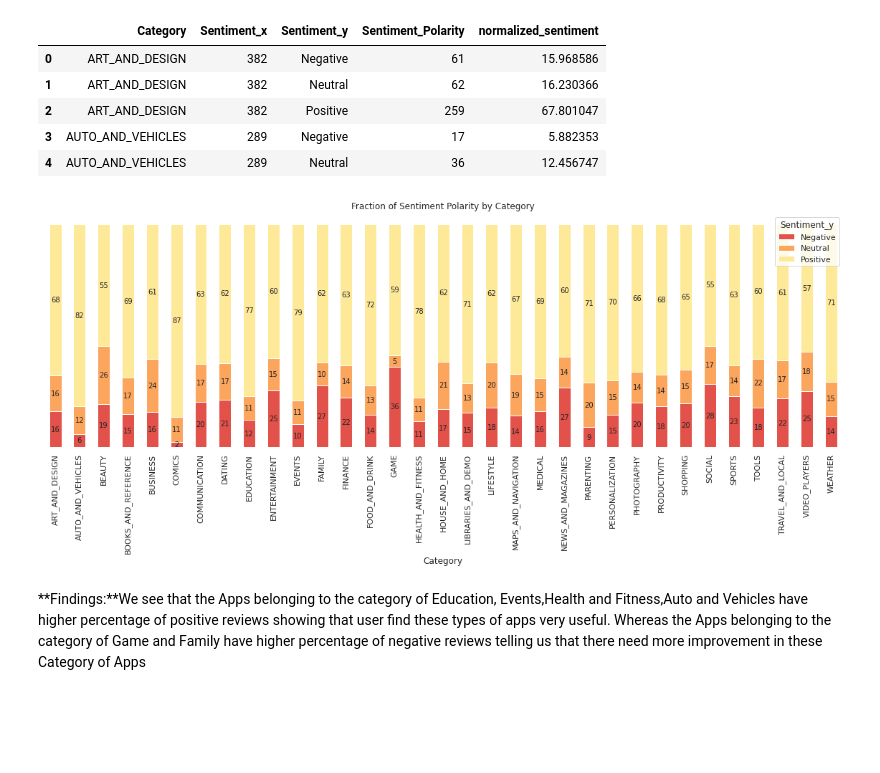
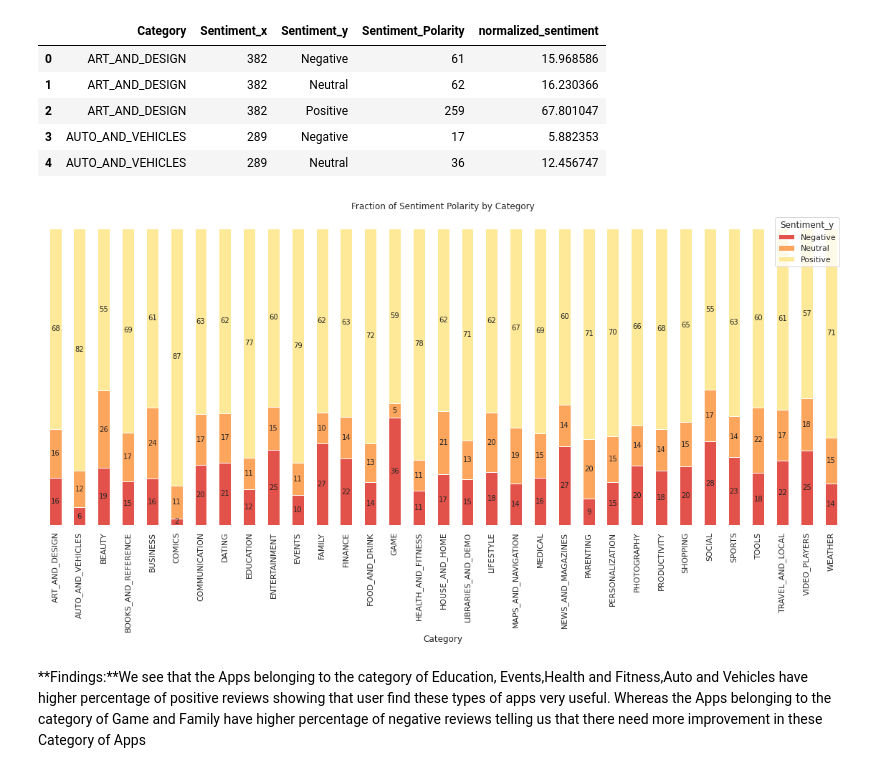
Before and after one commit to sudeep-009/PlayStoreAppReviewAnalysis, a Jupyter notebook: Copy_of_Play_Store_App_Review_Analysis_Capstone_Project.ipynb, the cells around one changed output. Saved outputs shown, nothing was run; the diff lists cells and outputs as text; code cells hidden in the pictures; blank space fills up the shorter version.

```diff
--- a/Copy_of_Play_Store_App_Review_Analysis_Capstone_Project.ipynb
+++ b/Copy_of_Play_Store_App_Review_Analysis_Capstone_Project.ipynb
@@ -678,24 +679,15 @@ plt.show()
 # %%
+# creating and two dataframe one for the paid one and other for the free apps
 free_app = app_df[app_df['Type'] == 'Free'].groupby('Category').agg({"App": "count"}).reset_index()
 paid_app = app_df[app_df['Type'] == 'Paid'].groupby('Category').agg({"App": "count"}).reset_index()
 new_df = pd.merge(left=free_app,right=paid_app,how='inner',on='Category')
 new_df.columns = ['Category','Free','Paid']
 new_df.set_index('Category',inplace=True)
-from pylab import rcParams
-rcParams['figure.figsize'] = 20, 10
-sns.set(palette="Spectral",style='whitegrid')
+# Stacked plot using matplotlib for paid and free apps
+sns.set(palette="Spectral",style='whitegrid',rc={'figure.figsize': (20,8)})
 ax = new_df.plot(kind='bar', stacked = True)
 plt.title("Categorical wise ratio of free apps and paid apps",size=15)
 plt.grid(False)
-# for p in ax.patches:
-#     width, height = p.get_width(), p.get_height()
-#     x, y = p.get_xy()
-#     ax.text(x+width/2,
-#             y+height/2,
-#             '{:.0f}'.format(height),
-#             horizontalalignment='center',
-#             verticalalignment='center',size=10)
-ax = plt.gca()
 ax.axes.yaxis.set_ticklabels([])
 plt.xticks(rotation=90)
 for spine in ax.spines.values():
@@ -862,13 +852,11 @@ for bar in plots.patches:
 # %%
 app_category_df = app_df.groupby('Category').agg({"App": "count","Rating": "median"}).reset_index().sort_values(by='App',ascending=False).head(10)
 # %%
-
-sns.set()
 sns.set_theme(style="whitegrid",rc={'figure.figsize':(15,8)},palette='autumn')
 plots = sns.barplot(x=app_category_df['App'],y=app_category_df['Category'],color='lightslategray')
-plots.patches[0].set_color('#CC1313')
-plots.patches[1].set_color('#CC1313')
-plots.patches[2].set_color('#CC1313')
+plots.patches[0].set_color('#13E410')
+plots.patches[1].set_color('#13E410')
+plots.patches[2].set_color('#13E410')
 plt.grid(False)
 plt.ylabel('')
 plt.xlabel('')
@@ -1160,7 +1152,7 @@ for bar in bars.patches:
 # %% [markdown]
 **3) What is the Avg size of the top Rated apps?**
 # %%
-sns.set_theme(style="whitegrid",rc={'figure.figsize':(8,6)},palette='Spectral')
+sns.set_theme(style="whitegrid",rc={'figure.figsize':(8,6)},palette='Greens')
 sns.distplot(a=highest_rated_app_df['Size'],bins=100,color='#CC1313')
 plt.grid(False)
 # %% [output]
@@ -1247,27 +1239,25 @@ new_df.head()
 # %%
 new_df_stack = new_df.pivot(index='Category',columns='Sentiment_y',values='normalized_sentiment')
 # %%
-from pylab import rcParams
-rcParams['figure.figsize'] = 20, 6
-sns.set(palette="Spectral",style='whitegrid')
+
+sns.set(palette="Spectral",style='whitegrid',rc={'figure.figsize': (20,8)})
 ax = new_df_stack.plot(kind='bar', stacked = True)
 plt.title("Fraction of Sentiment Polarity by Category")
 plt.grid(False)
 for p in ax.patches:
     width, height = p.get_width(), p.get_height()
     x, y = p.get_xy()
     ax.text(x+width/2,
             y+height/2,
             '{:.0f}'.format(height),
             horizontalalignment='center',
             verticalalignment='center',size=10)
 ax = plt.gca()
 ax.axes.yaxis.set_ticklabels([])
 for spine in ax.spines.values():
   spine.set_visible(False)
-# plt.savefig("sentiment_dist.svg", format='svg', dpi=1200)
 # %% [output]
-[figure, old version]
+[figure, new version]
 # %% [markdown]
 **Findings:**We see that the Apps belonging to the category of Education, Events,Health and Fitness,Auto and Vehicles have higher percentage of positive reviews showing that user find these types of apps very useful. Whereas the Apps belonging to the category of Game and Family have higher percentage of negative reviews telling us that there need more improvement in these Category of Apps
 # %% [markdown]
```
Also changed, not shown: parts of 48 cells of this notebook.
